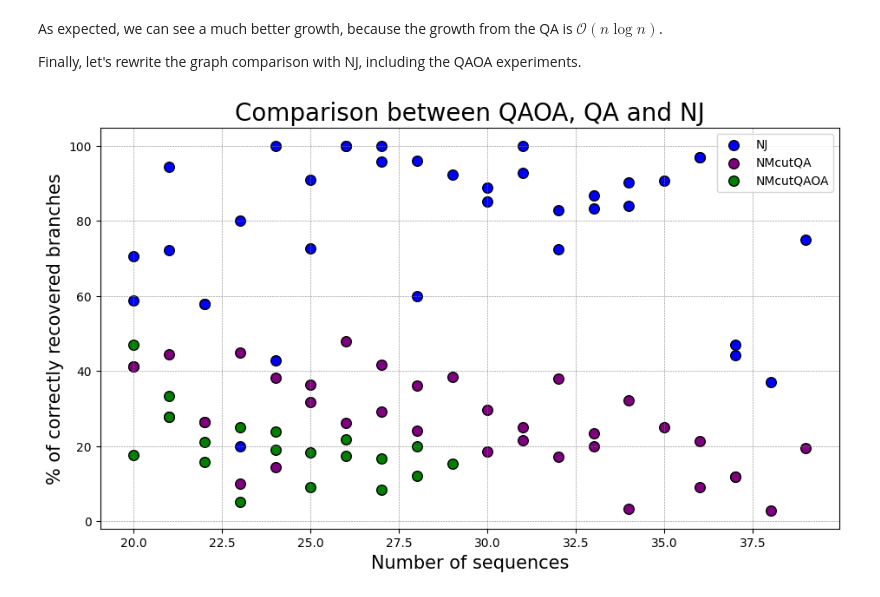
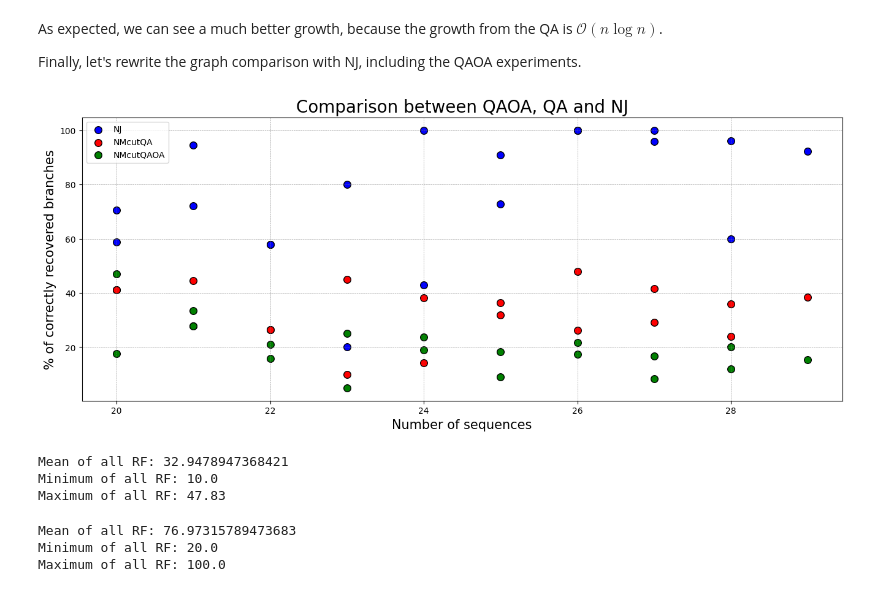
Before and after one commit to Nicofero/PhyloTree_ReConst, a Jupyter notebook: metrics_study.ipynb, the cells around one changed output. Cells and saved outputs as stored; diff of their text form; code cells hidden in the pictures.

Commit message:
New graphs

```diff
--- a/metrics_study.ipynb
+++ b/metrics_study.ipynb
@@ -536,15 +548,40 @@ Finally, let's rewrite the graph comparison with NJ, including the QAOA experime
 # %%
 rf_nf = pd.read_csv('metrics/RF-nj.csv')
 
-plt.subplots(figsize=(11, 6))
-plt.scatter(rf_nf['size'], rf_nf['RF'], edgecolor='k', color='blue', s=70,label='NJ')
-plt.scatter(rf['size'], rf['RF'], edgecolor='k', color='purple', s=70,label='NMcutQA')
+filtered_rf = rf[rf['size'] < 30]
+filtered_rf_nf = rf_nf[rf_nf['size'] < 30]
+
+plt.subplots(figsize=(16, 6))
+plt.scatter(filtered_rf_nf['size'], filtered_rf_nf['RF'], edgecolor='k', color='blue', s=70,label='NJ')
+plt.scatter(filtered_rf['size'], filtered_rf['RF'], edgecolor='k', color='red', s=70,label='NMcutQA')
 plt.scatter(qiskit_df[qiskit_df['size'] >19]['size'], qiskit_df[qiskit_df['size'] >19]['RF'], edgecolor='k', color='green', s=70,label='NMcutQAOA')
 plt.xlabel('Number of sequences',fontdict={'fontsize': 15})
 plt.ylabel('% of correctly recovered branches',fontdict={'fontsize': 15})
 plt.title('Comparison between QAOA, QA and NJ', fontsize=20)
 plt.grid(color='gray', linestyle='--', linewidth=0.4)
 plt.legend()
 plt.show()
 # %% [output]
-[figure, old version]
+[figure, new version]
+# %%
+mean_rf = filtered_rf['RF'].mean()
+min_rf = filtered_rf['RF'].min()
+max_rf = filtered_rf['RF'].max()
+print(f'Mean of all RF: {mean_rf}')
+print(f'Minimum of all RF: {min_rf}')
+print(f'Maximum of all RF: {max_rf}')
+# %% [output]
+Mean of all RF: 32.9478947368421
+Minimum of all RF: 10.0
+Maximum of all RF: 47.83
+# %%
+mean_rf = filtered_rf_nf['RF'].mean()
+min_rf = filtered_rf_nf['RF'].min()
+max_rf = filtered_rf_nf['RF'].max()
+print(f'Mean of all RF: {mean_rf}')
+print(f'Minimum of all RF: {min_rf}')
+print(f'Maximum of all RF: {max_rf}')
+# %% [output]
+Mean of all RF: 76.97315789473683
+Minimum of all RF: 20.0
+Maximum of all RF: 100.0
```
Also changed, not shown: parts of 14 cells of this notebook.
